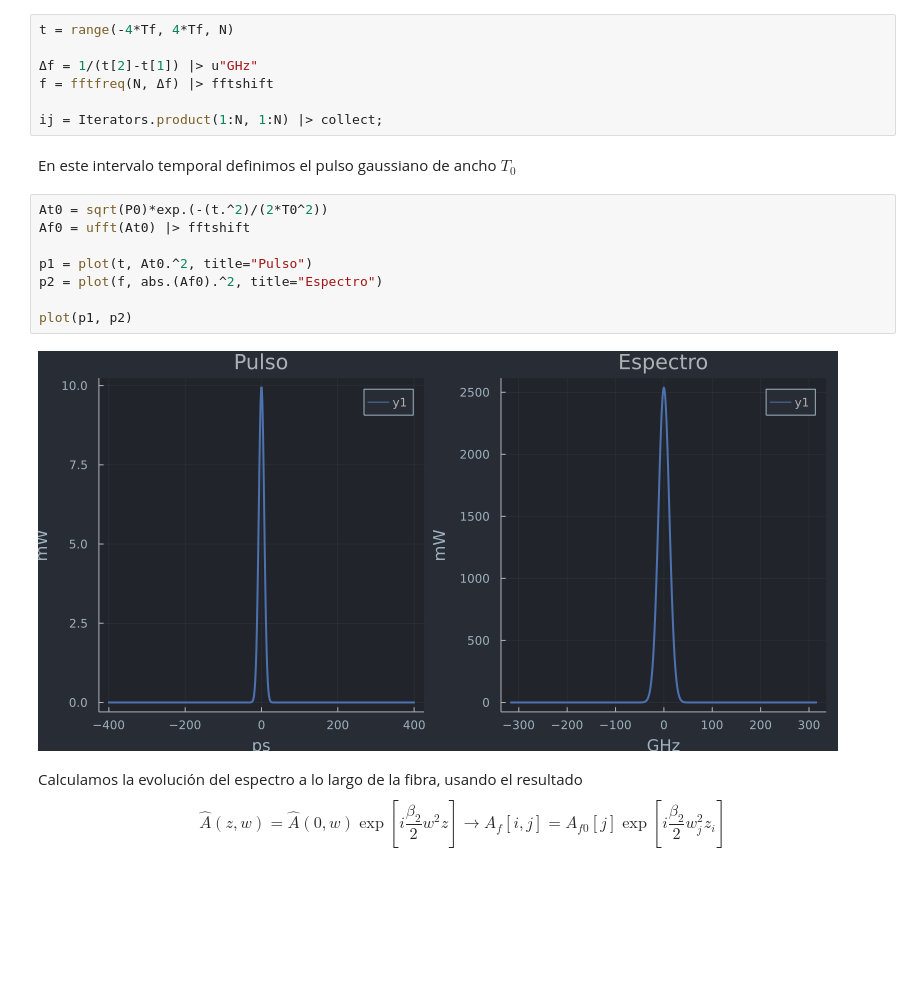
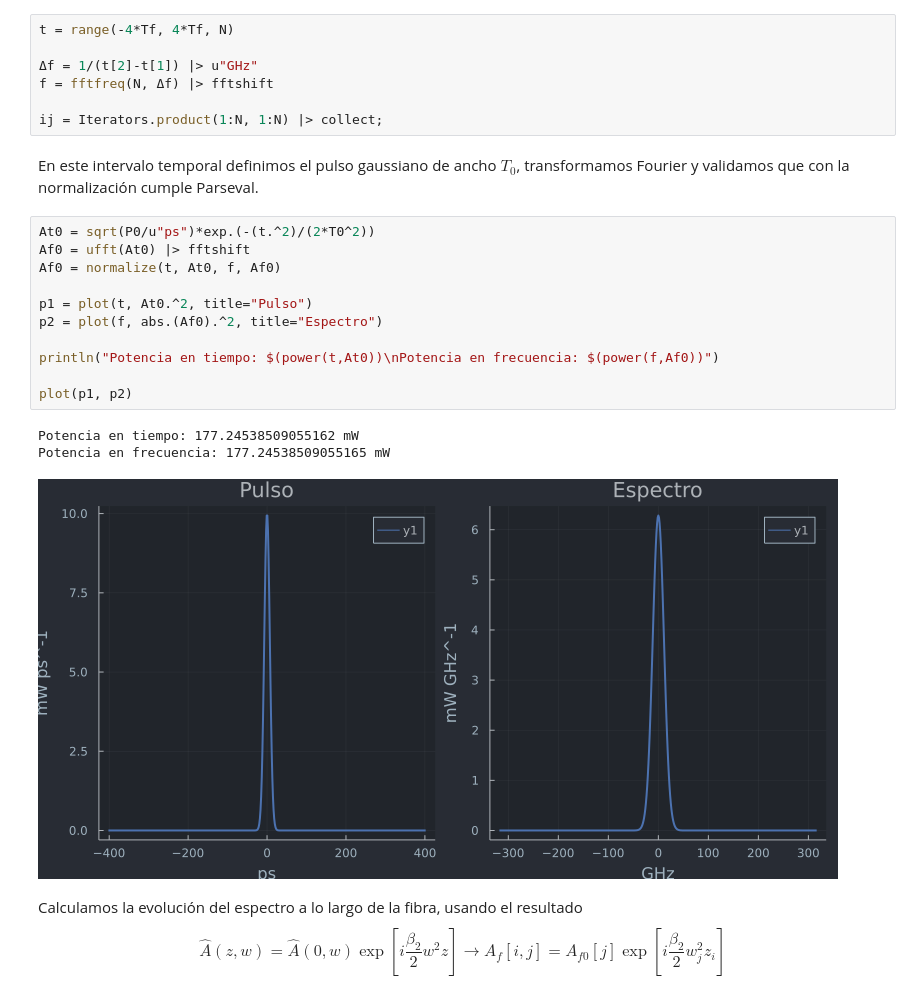
Before and after one commit to Matrsz/STC-IB, a Jupyter notebook: GVD.ipynb, the cells around one changed output. Drawn from its saved outputs; the diff is of its cells as text; blank space fills up the shorter version.

Commit message:
correción unidades, teorema parseval

```diff
--- a/GVD.ipynb
+++ b/GVD.ipynb
@@ -78,17 +86,22 @@ f = fftfreq(N, Δf) |> fftshift
 
 ij = Iterators.product(1:N, 1:N) |> collect;
 # %% [markdown]
-En este intervalo temporal definimos el pulso gaussiano de ancho $T_0$
+En este intervalo temporal definimos el pulso gaussiano de ancho $T_0$, transformamos Fourier y validamos que con la normalización cumple Parseval.
 # %%
-At0 = sqrt(P0)*exp.(-(t.^2)/(2*T0^2))
+At0 = sqrt(P0/u"ps")*exp.(-(t.^2)/(2*T0^2))
 Af0 = ufft(At0) |> fftshift
+Af0 = normalize(t, At0, f, Af0)
 
 p1 = plot(t, At0.^2, title="Pulso")
 p2 = plot(f, abs.(Af0).^2, title="Espectro")
 
+println("Potencia en tiempo: $(power(t,At0))\nPotencia en frecuencia: $(power(f,Af0))")
+
 plot(p1, p2)
 # %% [output]
+Potencia en tiempo: 177.24538509055162 mW
+Potencia en frecuencia: 177.24538509055165 mW
-[figure, old version]
+[figure, new version]
 # %% [markdown]
 Calculamos la evolución del espectro a lo largo de la fibra, usando el resultado
 $$\hat A(z,w) = \hat A(0, w) \exp\left[i \frac{\beta_2}2 w^2 z\right] \longrightarrow A_f[i, j] = A_{f0}[j]\exp\left[i \frac{\beta_2}2 w_j^2 z_i\right]$$
```
Also changed, not shown: parts of 20 cells of this notebook.
